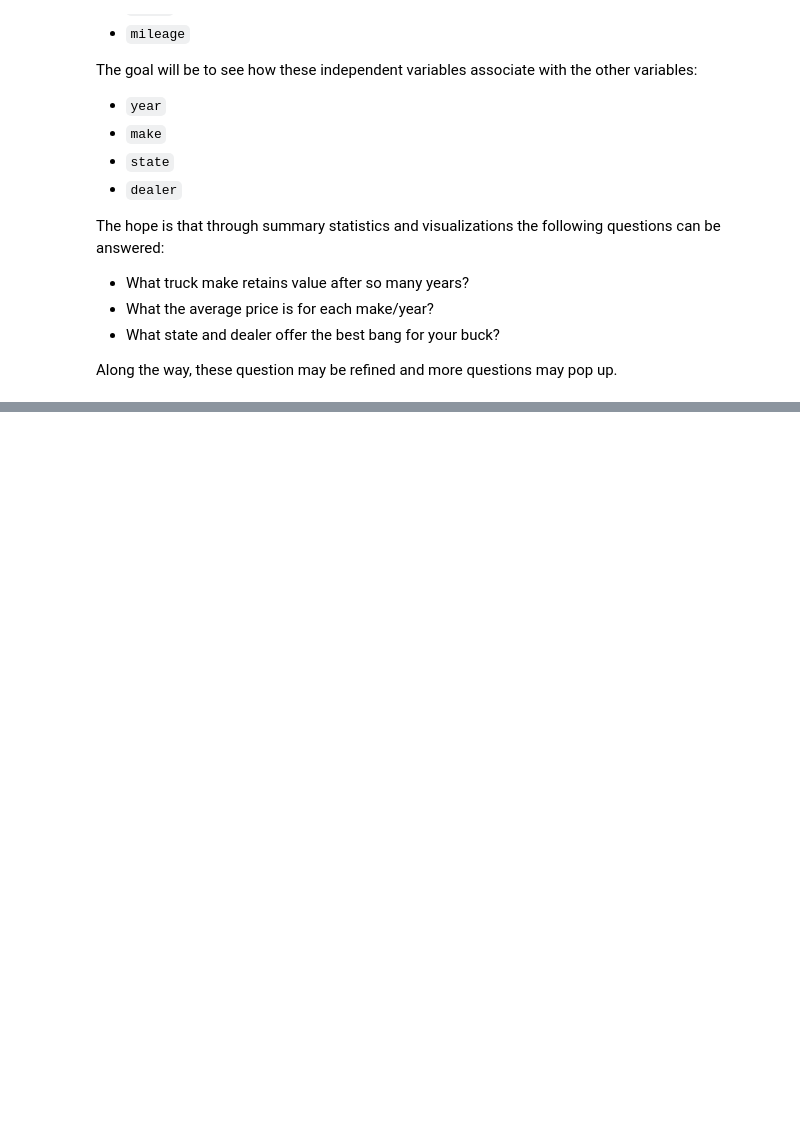
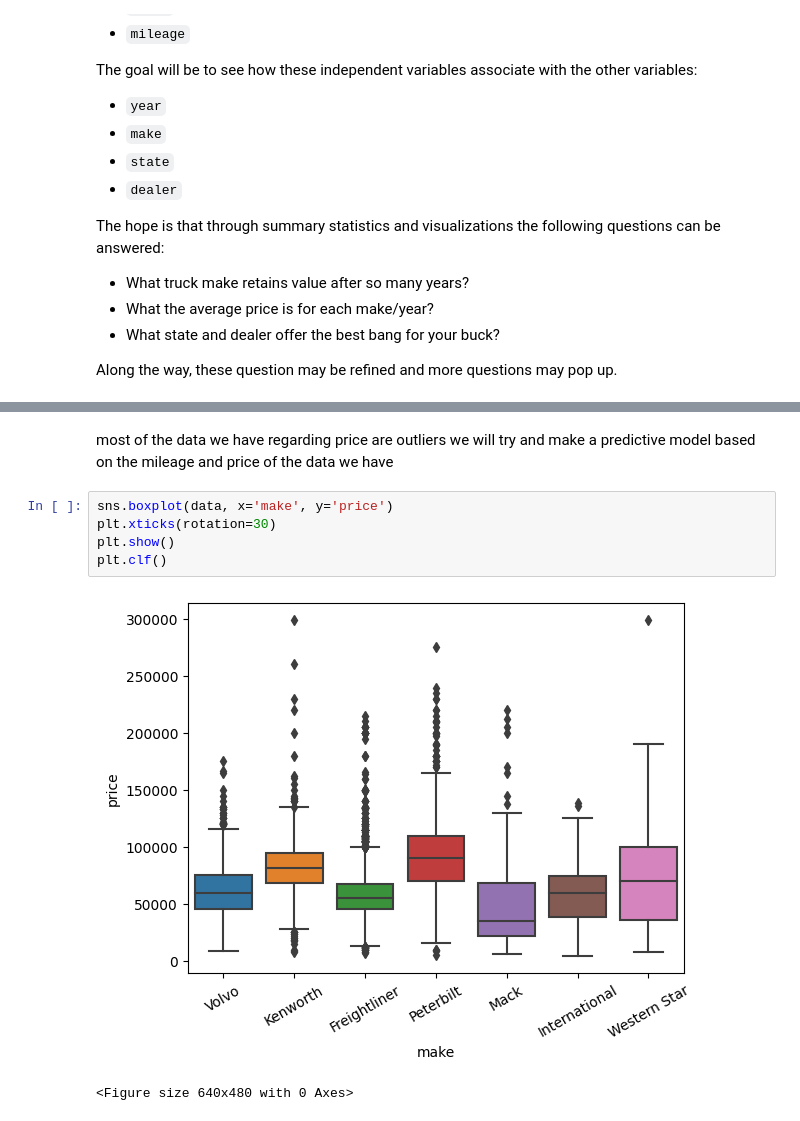
Before and after one commit to dazehead/truck-sales-project, a Jupyter notebook: truck_sales.ipynb, the cells around one changed output, grey strips where cells are left out. Drawn from its saved outputs; the diff is of its cells as text; blank space fills up the shorter version.

```diff
--- a/truck_sales.ipynb
+++ b/truck_sales.ipynb
@@ -366,0 +374,10 @@ Along the way, these question may be refined and more questions may pop up.
+# %% [markdown]
+most of the data we have regarding price are outliers we will try and make a predictive model based on the mileage and price of the data we have
+# %%
+sns.boxplot(data, x='make', y='price')
+plt.xticks(rotation=30)
+plt.show()
+plt.clf()
+# %% [output]
+[figure, added]
+<Figure size 640x480 with 0 Axes>
```
Also changed, not shown: parts of 15 cells of this notebook.
